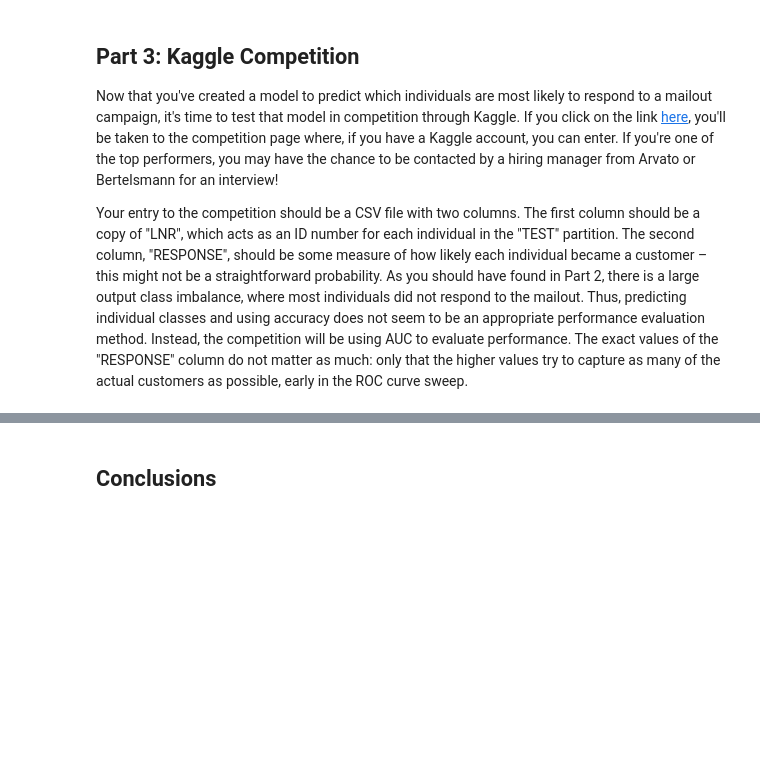
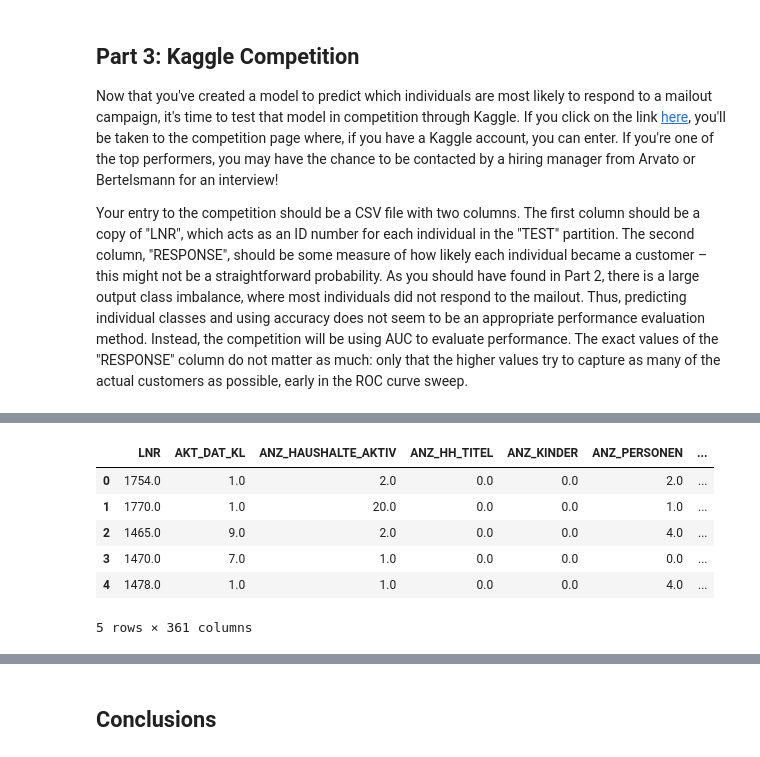
Before and after one commit to ursulahneumann/Arvato_capstone, a Jupyter notebook: Arvato_capstone.ipynb, the cells around one changed output, grey strips where cells are left out. Drawn from its saved outputs; the diff is of its cells as text; code cells hidden in the pictures; blank space fills up the shorter version.

```diff
--- a/Arvato_capstone.ipynb
+++ b/Arvato_capstone.ipynb
@@ -1703,0 +1784,12 @@ Your entry to the competition should be a CSV file with two columns. The first c
+# %%
+# Clean the test data (may need to rerun cell with cleaning function, loading unknowns.pickle)
+test = clean_data2(test, unknowns)
+test.head()
+# %% [output]
+|  | LNR | AKT_DAT_KL | ANZ_HAUSHALTE_AKTIV | ANZ_HH_TITEL | ANZ_KINDER | ANZ_PERSONEN | ... |
+| 0 | 1754.0 | 1.0 | 2.0 | 0.0 | 0.0 | 2.0 | ... |
+| 1 | 1770.0 | 1.0 | 20.0 | 0.0 | 0.0 | 1.0 | ... |
+| 2 | 1465.0 | 9.0 | 2.0 | 0.0 | 0.0 | 4.0 | ... |
+| 3 | 1470.0 | 7.0 | 1.0 | 0.0 | 0.0 | 0.0 | ... |
+| 4 | 1478.0 | 1.0 | 1.0 | 0.0 | 0.0 | 4.0 | ... |
+5 rows × 361 columns
```
Also changed, not shown: parts of 15 cells of this notebook.
